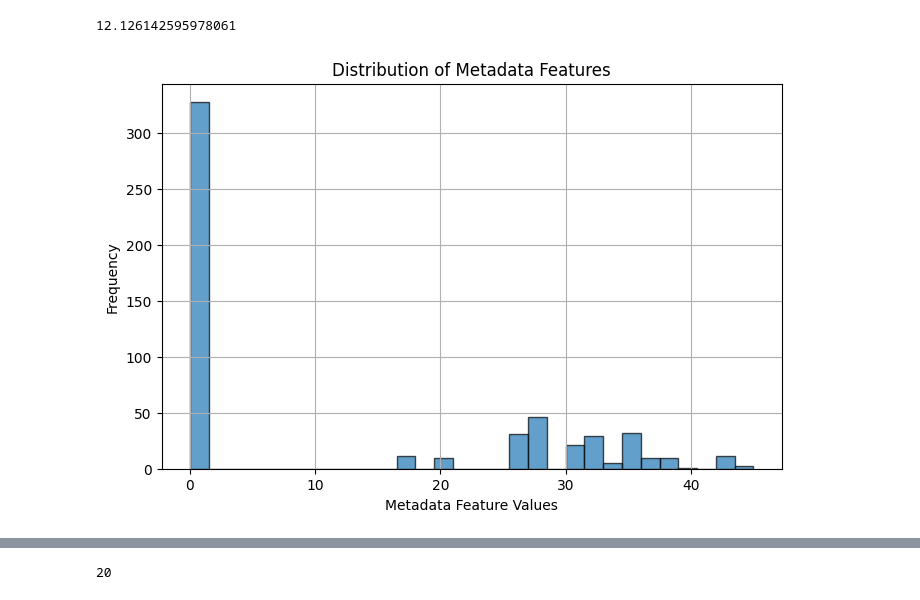
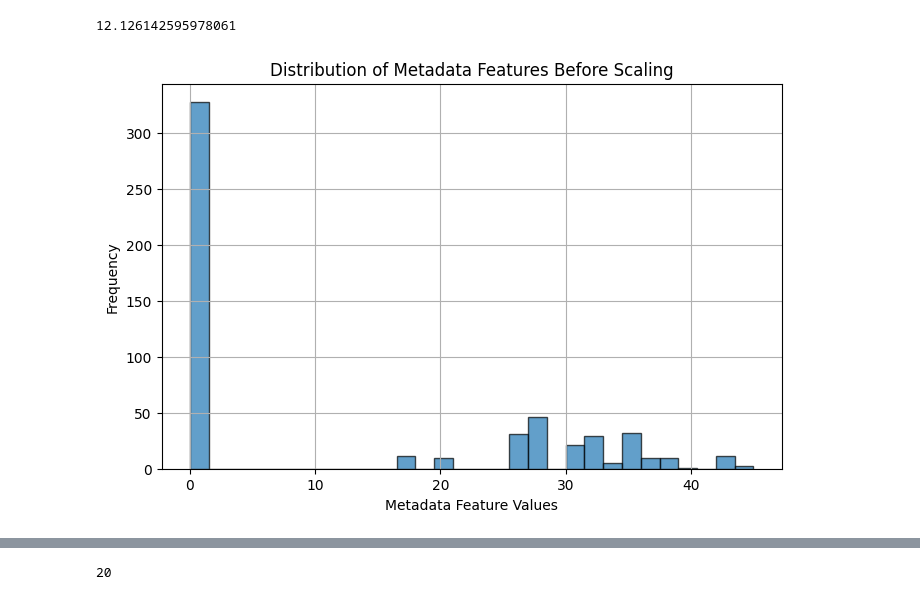
Before and after one commit to rkishibe/diaggaze, a Jupyter notebook: autism2.ipynb, the cells around one changed output, grey strips where cells are left out. Drawn from its saved outputs; the diff is of its cells as text; code cells hidden in the pictures.

```diff
--- a/autism2.ipynb
+++ b/autism2.ipynb
@@ -361,12 +349,12 @@ metadata_features.mean()
 # %%
 plt.figure(figsize=(8, 5))
 plt.hist(metadata_features, bins=30, edgecolor='black', alpha=0.7)
 plt.xlabel("Metadata Feature Values")
 plt.ylabel("Frequency")
-plt.title("Distribution of Metadata Features")
+plt.title("Distribution of Metadata Features Before Scaling")
 plt.grid(True)
 plt.show()
 # %% [output]
-[figure, old version]
+[figure, new version]
 # %%
 data, labels = preprocess_dataset(data, labels, target_size=input_shape, color=True)
```
Also changed, not shown: parts of 5 cells of this notebook, 21 other files.
